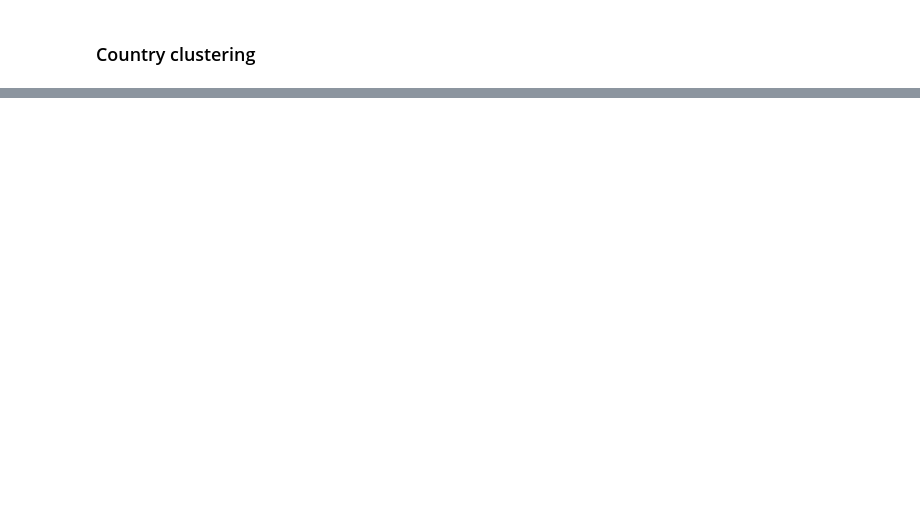
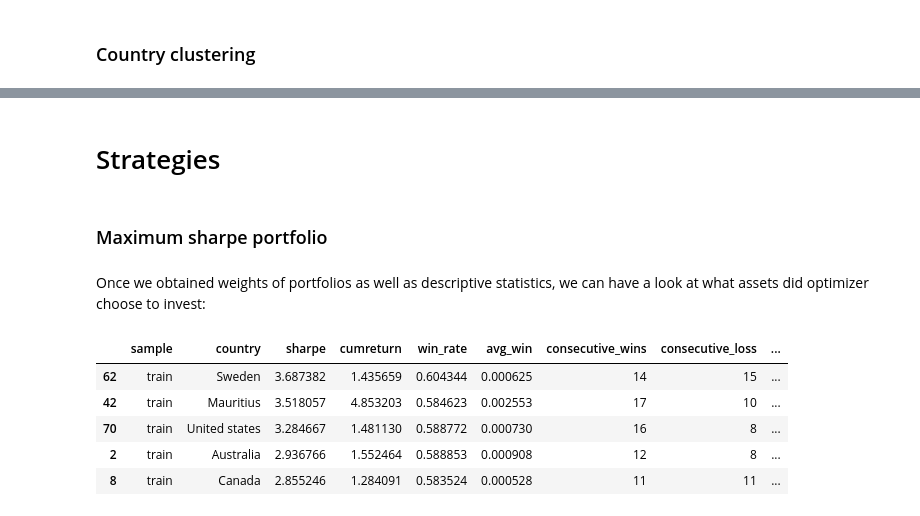
Before and after one commit to danyanyam/robustcov, a Jupyter notebook: notebooks/portfolio_analysis.ipynb, the cells around one changed output, grey strips where cells are left out. Saved outputs shown, nothing was run; the diff lists cells and outputs as text; code cells hidden in the pictures; blank space fills up the shorter version.

```diff
--- a/notebooks/portfolio_analysis.ipynb
+++ b/notebooks/portfolio_analysis.ipynb
@@ -132,0 +138,18 @@ Ukraine skipped
+# %% [markdown]
+# Strategies
+# %% [markdown]
+### Maximum sharpe portfolio
+# %% [markdown]
+Once we obtained weights of portfolios as well as descriptive statistics,
+we can have a look at what assets did optimizer choose to invest:
+# %%
+stats = pd.DataFrame(statistics)
+train = stats[stats['sample'] == 'train'].sort_values('sharpe', ascending=False)
+train.head()
+# %% [output]
+|  | sample | country | sharpe | cumreturn | win_rate | avg_win | consecutive_wins | consecutive_loss | ... |
+| 62 | train | Sweden | 3.687382 | 1.435659 | 0.604344 | 0.000625 | 14 | 15 | ... |
+| 42 | train | Mauritius | 3.518057 | 4.853203 | 0.584623 | 0.002553 | 17 | 10 | ... |
+| 70 | train | United states | 3.284667 | 1.481130 | 0.588772 | 0.000730 | 16 | 8 | ... |
+| 2 | train | Australia | 2.936766 | 1.552464 | 0.588853 | 0.000908 | 12 | 8 | ... |
+| 8 | train | Canada | 2.855246 | 1.284091 | 0.583524 | 0.000528 | 11 | 11 | ... |
```
Also changed, not shown: parts of 15 cells of this notebook, 3 other files.
